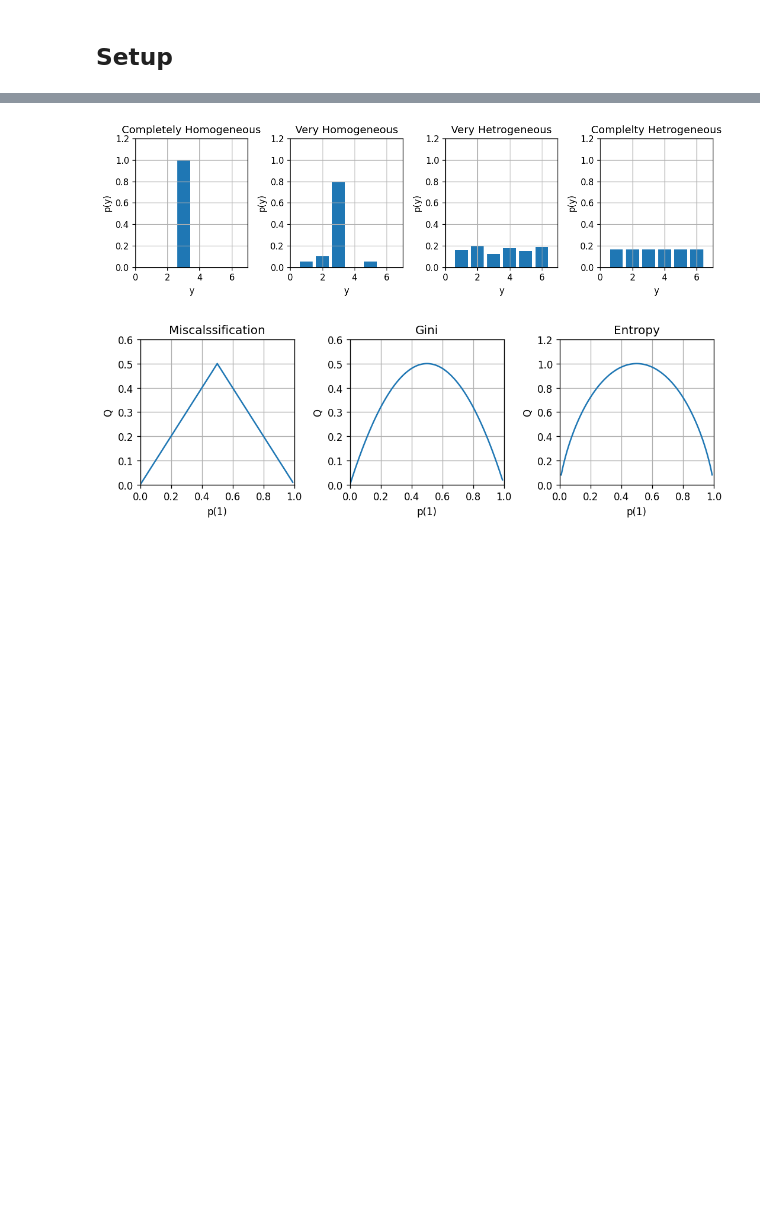
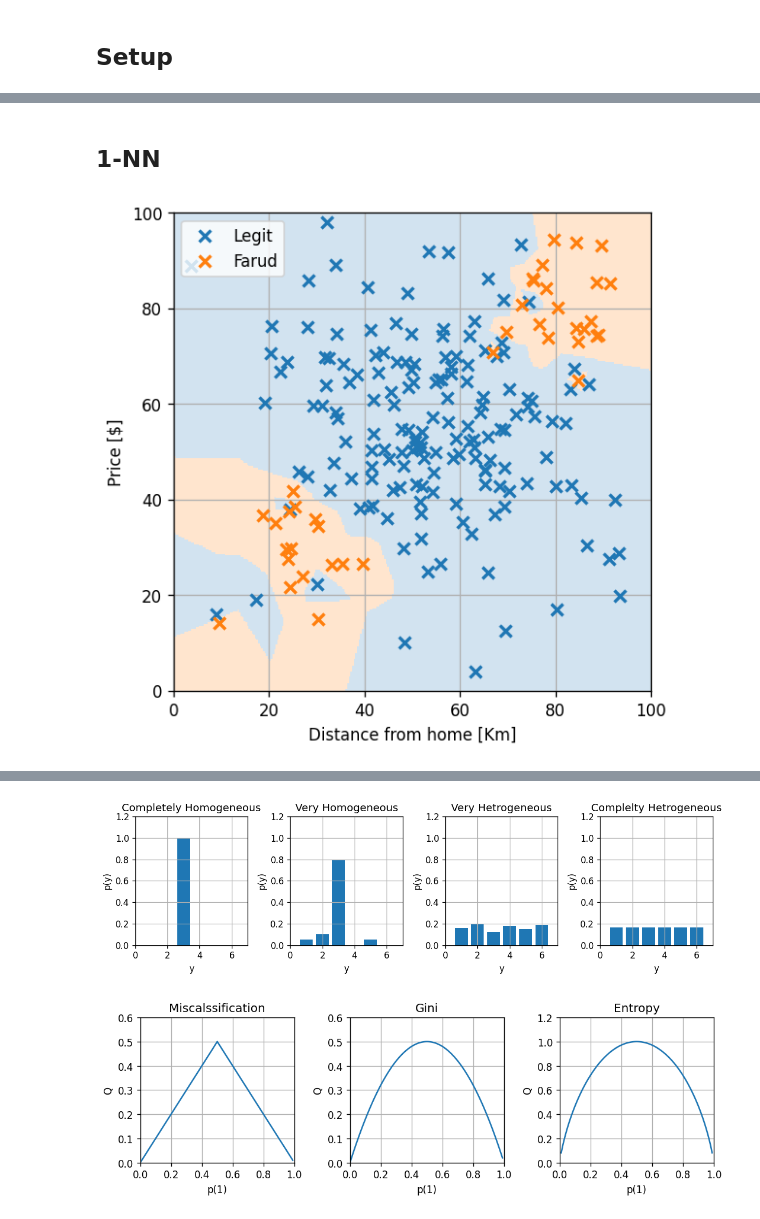
Before and after one commit to technion046195/technion046195, a Jupyter notebook: content/lecture04/code.ipynb, the cells around one changed output, grey strips where cells are left out. Saved outputs shown, nothing was run; the diff lists cells and outputs as text; code cells hidden in the pictures; blank space fills up the shorter version.

```diff
--- a/content/lecture04/code.ipynb
+++ b/content/lecture04/code.ipynb
@@ -34,0 +106,21 @@ if not os.path.isdir('./output'):
+# %%
+n_samples = x.shape[0]
+
+## Generate a random generator with a fixed seed
+rand_gen = np.random.RandomState(1)
+
+## Generating a vector of indices
+indices = np.arange(n_samples)
+
+## Shuffle the indices
+rand_gen.shuffle(indices)
+
+## Split the indices into 80% train / 20% test
+n_samples_train = int(n_samples * 0.8)
+train_indices = indices[:n_samples_train]
+test_indices = indices[n_samples_train:]
+
+x_train = x[train_indices]
+y_train = y[train_indices]
+x_test = x[test_indices]
+y_test = y[test_indices]
@@ -34,0 +154,22 @@ if not os.path.isdir('./output'):
+# %% [markdown]
+## 1-NN
+# %%
+from sklearn.neighbors import KNeighborsClassifier
+
+knn = KNeighborsClassifier(n_neighbors=1)
+knn.fit(x_train, y_train)
+h = lambda x: knn.predict(x)
+
+fig, ax = plt.subplots(figsize=(5, 5))
+ax.plot(x_train[~y_train, 0], x_train[~y_train, 1], 'x', label='Legit', ms=7, mew=2)
+ax.plot(x_train[y_train, 0], x_train[y_train, 1], 'x', label='Farud', ms=7, mew=2)
+plot_grid_predict(ax, h, x_grid)
+ax.set_xlabel('Distance from home [Km]')
+ax.set_ylabel('Price [$]')
+ax.set_xlim(0, 100)
+ax.set_ylim(0, 100)
+plt.tight_layout()
+ax.legend(loc='upper left')
+fig.savefig('./output/transactions_1_nn.png', dpi=240)
+# %% [output]
+[figure, added]
```
Also changed, not shown: parts of 45 cells of this notebook, 40 other files.
